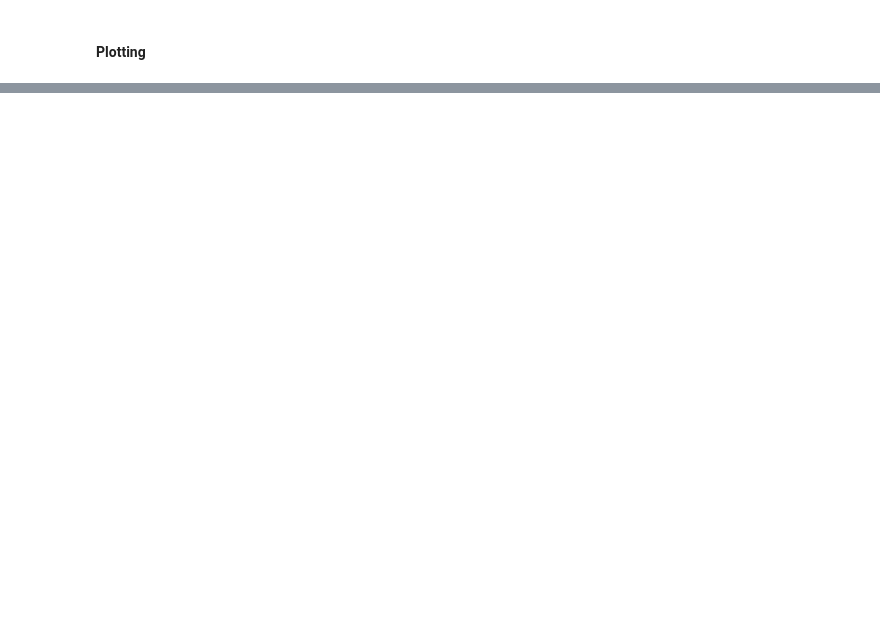
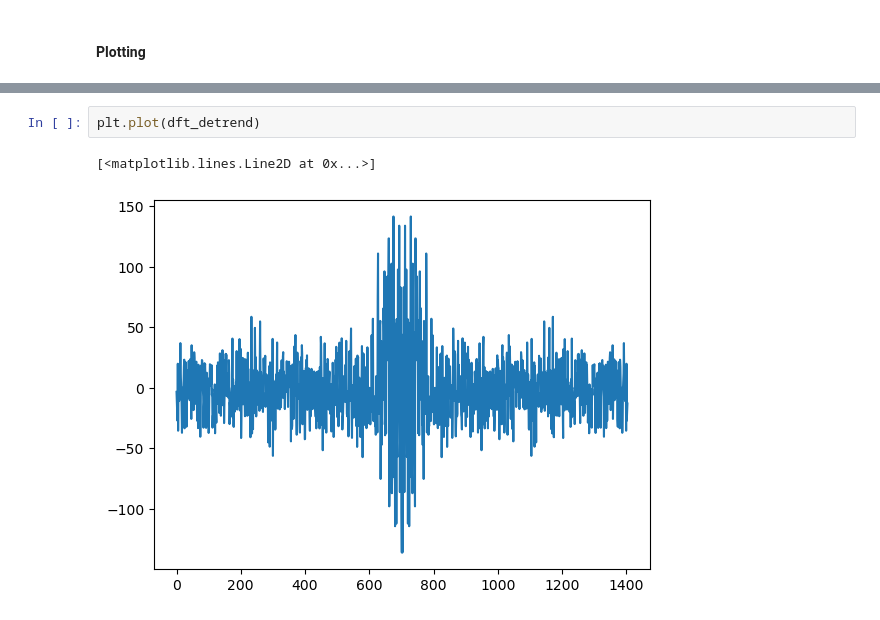
Before and after one commit to NCAR/geocat-comp, a Jupyter notebook: docs/examples/specxy_anal.ipynb, the cells around one changed output, grey strips where cells are left out. Cells and saved outputs as stored; diff of their text form; blank space fills up the shorter version.

```diff
--- a/docs/examples/specxy_anal.ipynb
+++ b/docs/examples/specxy_anal.ipynb
@@ -236,0 +384,5 @@ Attributes:
+# %%
+plt.plot(dft_detrend)
+# %% [output]
+[<matplotlib.lines.Line2D at 0x...>]
+[figure, added]
```
Also changed, not shown: parts of 25 cells of this notebook.
